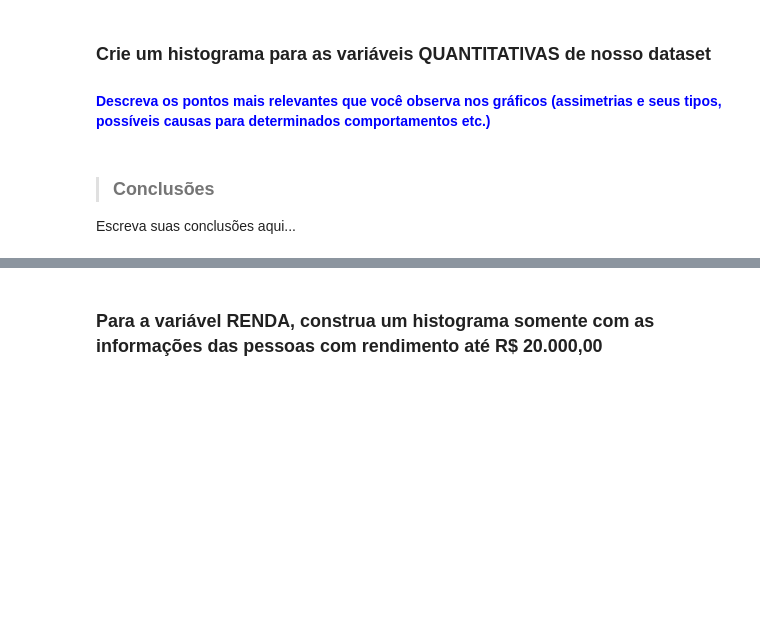
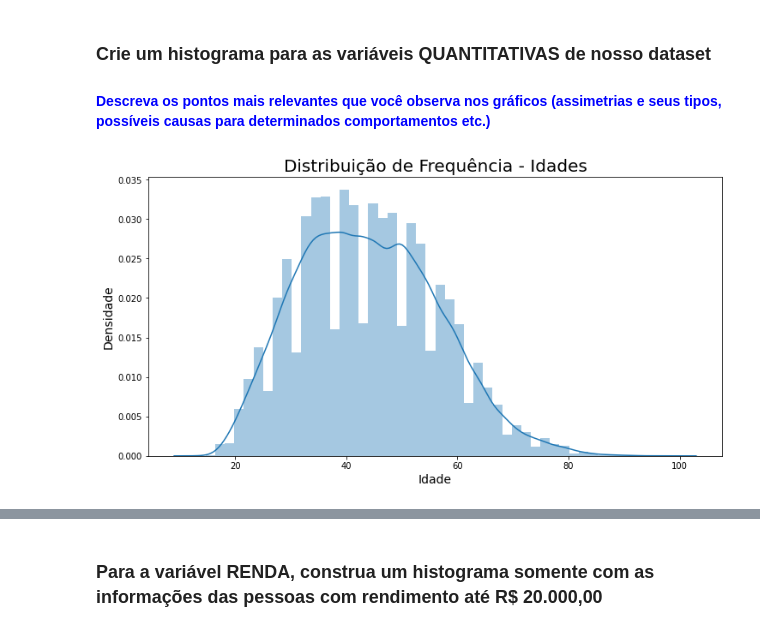
Before and after one commit to mvboas/curso_estatistica_com_python, a Jupyter notebook: notebooks/Análise_Descritiva.ipynb, the cells around one changed output, grey strips where cells are left out. Saved outputs shown, nothing was run; the diff lists cells and outputs as text; code cells hidden in the pictures; blank space fills up the shorter version.

```diff
--- a/notebooks/Análise_Descritiva.ipynb
+++ b/notebooks/Análise_Descritiva.ipynb
@@ -158,2 +181,4 @@ Para construir as classes de renda considere que o salário mínimo na época da
+# %%
+classes = [0, 1576, 3940, 11820, 19700, 200000]
 # %% [markdown]
 ### 2º Definir os labels das classes
@@ -172,7 +298,12 @@ Escreva suas conclusões aqui...
 # %% [markdown]
 ### Crie um histograma para as variáveis QUANTITATIVAS de nosso dataset
 #### <font color='blue'>Descreva os pontos mais relevantes que você observa nos gráficos (assimetrias e seus tipos, possíveis causas para determinados comportamentos etc.)</font>
-# %% [markdown]
-> ### Conclusões
-
-Escreva suas conclusões aqui...
+# %%
+ax = sns.distplot(a=dados.Idade)
+ax.figure.set_size_inches(12,6)
+ax.set_title('Distribuição de Frequência - Idades', fontsize = 20)
+ax.set_ylabel('Densidade', fontsize = 14)
+ax.set_xlabel('Idade', fontsize = 14)
+plt.show()
+# %% [output]
+[figure, added]
```
Also changed, not shown: parts of 42 cells of this notebook.
